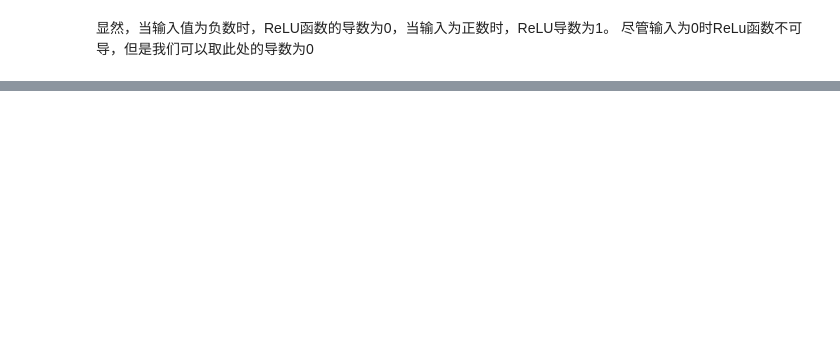
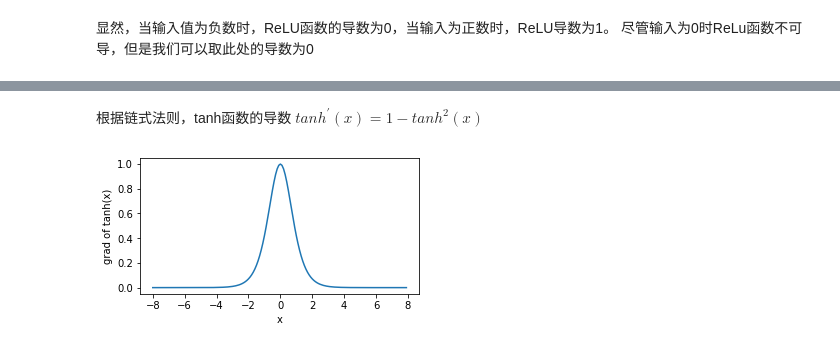
Before and after one commit to point6013/pytorch_deeplearning, a Jupyter notebook: 多层感知机.ipynb, the cells around one changed output, grey strips where cells are left out. Saved outputs shown, nothing was run; the diff lists cells and outputs as text; code cells hidden in the pictures; blank space fills up the shorter version.

```diff
--- a/多层感知机.ipynb
+++ b/多层感知机.ipynb
@@ -63,0 +91,9 @@ xyplot(x,x.grad,'grad of relu')
+# %% [markdown]
+根据链式法则，tanh函数的导数
+$tanh^{'}(x) = 1- tanh^{2}(x)$
+# %%
+x.grad.zero_()
+y.sum().backward()
+xyplot(x,x.grad,'grad of tanh')
+# %% [output]
+[figure, added]
```
Also changed, not shown: parts of 11 cells of this notebook, 3 other files.
